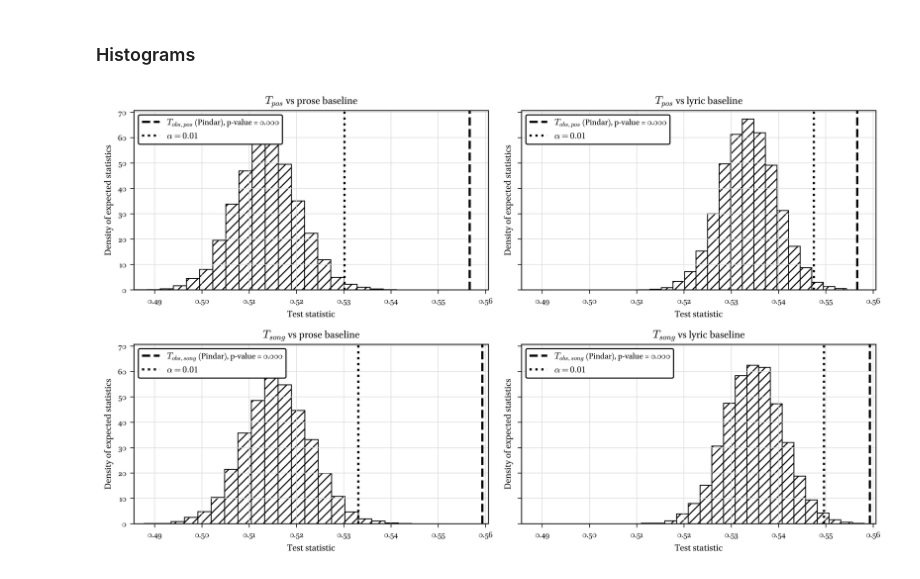
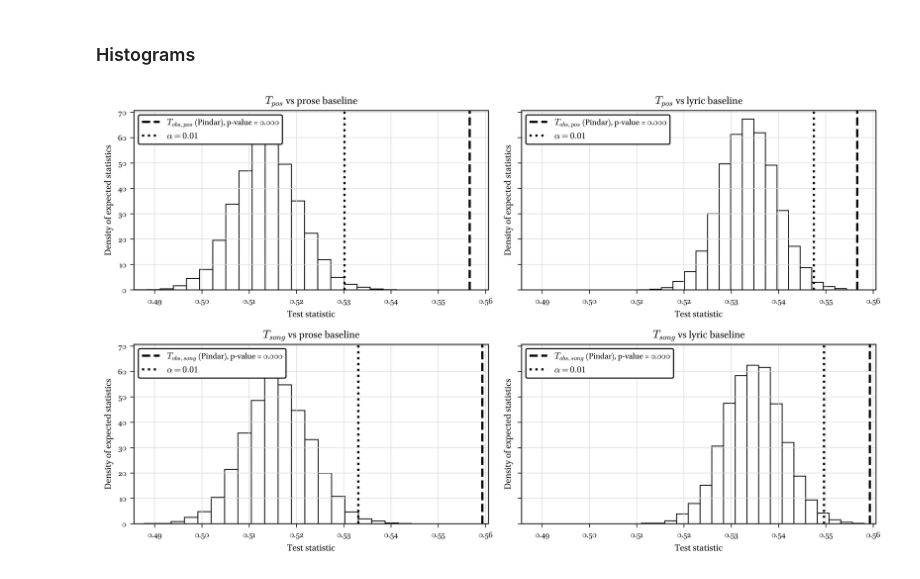
Before and after one commit to Urdatorn/responsio-accentuum, a Jupyter notebook: nb/perm.ipynb, the cells around one changed output. Drawn from its saved outputs; the diff is of its cells as text; code cells hidden in the pictures.

```diff
--- a/nb/perm.ipynb
+++ b/nb/perm.ipynb
@@ -1385,7 +1425,7 @@ hist_kwargs = dict(
     density=True,
     facecolor="white",
     edgecolor="black",
-    hatch="///",
+#    hatch="///",
     linewidth=0.8,
 )
 
@@ -1513,31 +1553,31 @@ axes[1, 1].axvline(
 axes[1, 1].axvline(
     crit_song_lyric,
     linestyle=":",
     linewidth=2,
     label=r"$\alpha = 0.01$",
 )
 
 axes[1, 1].set_title(r"$T_{song}$ vs lyric baseline")
 axes[1, 1].set_xlabel(universal_x_label)
 axes[1, 1].set_ylabel(universal_y_label)
 
 axes[1, 1].legend(
     frameon=True,
     facecolor="white",
     edgecolor="black",
     framealpha=1.0,
     loc="upper left",
 )
 
 # --- enforce identical x-limits across all subplots ---
 for ax in axes.flat:
     ax.set_xlim(xmin, xmax)
 
 plt.tight_layout()
 
 #plt.savefig(ROOT / "media" / "figures" / "perm" / "perm_strophic_antistrophic.eps")
 #plt.savefig(ROOT / "media" / "figures" / "perm" / "perm_strophic_antistrophic.png", dpi=600)
 
 plt.show()
 # %% [output]
-[figure, old version]
+[figure, new version]
```
Also changed, not shown: parts of 1 cell of this notebook, 6 other files.
